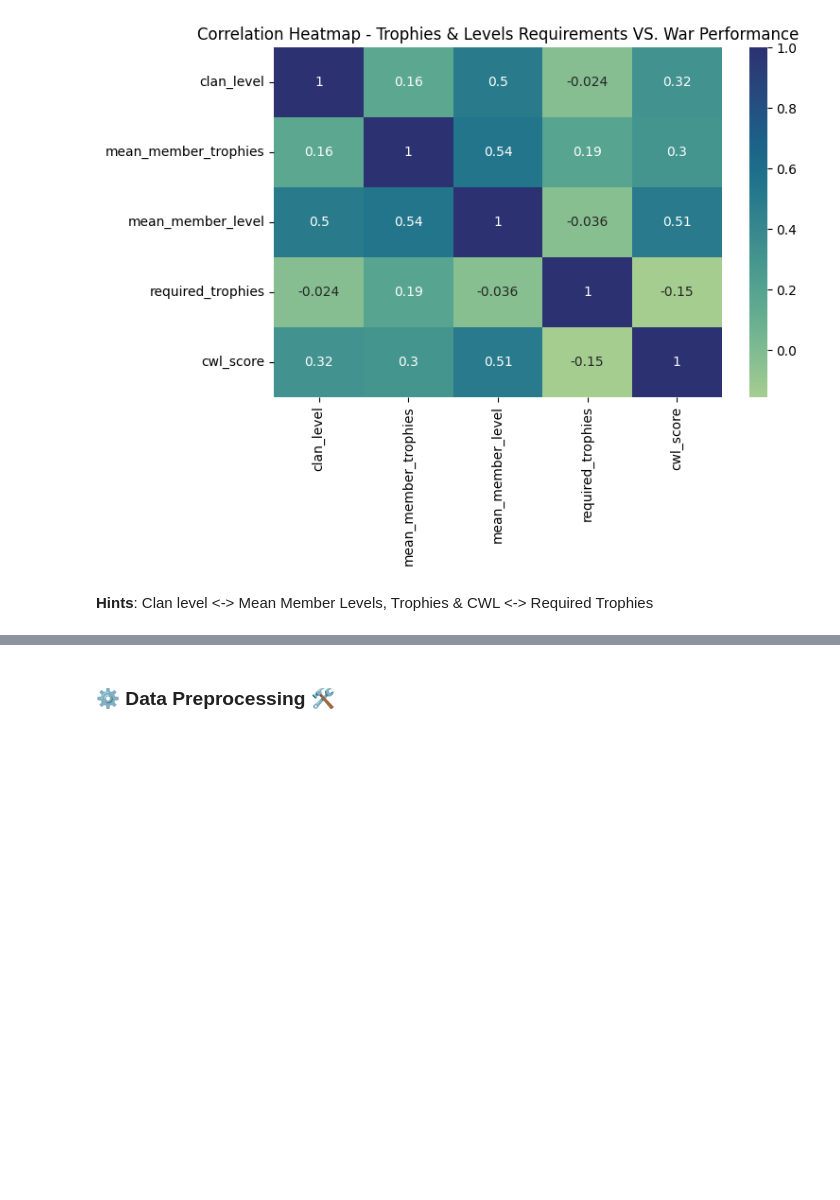
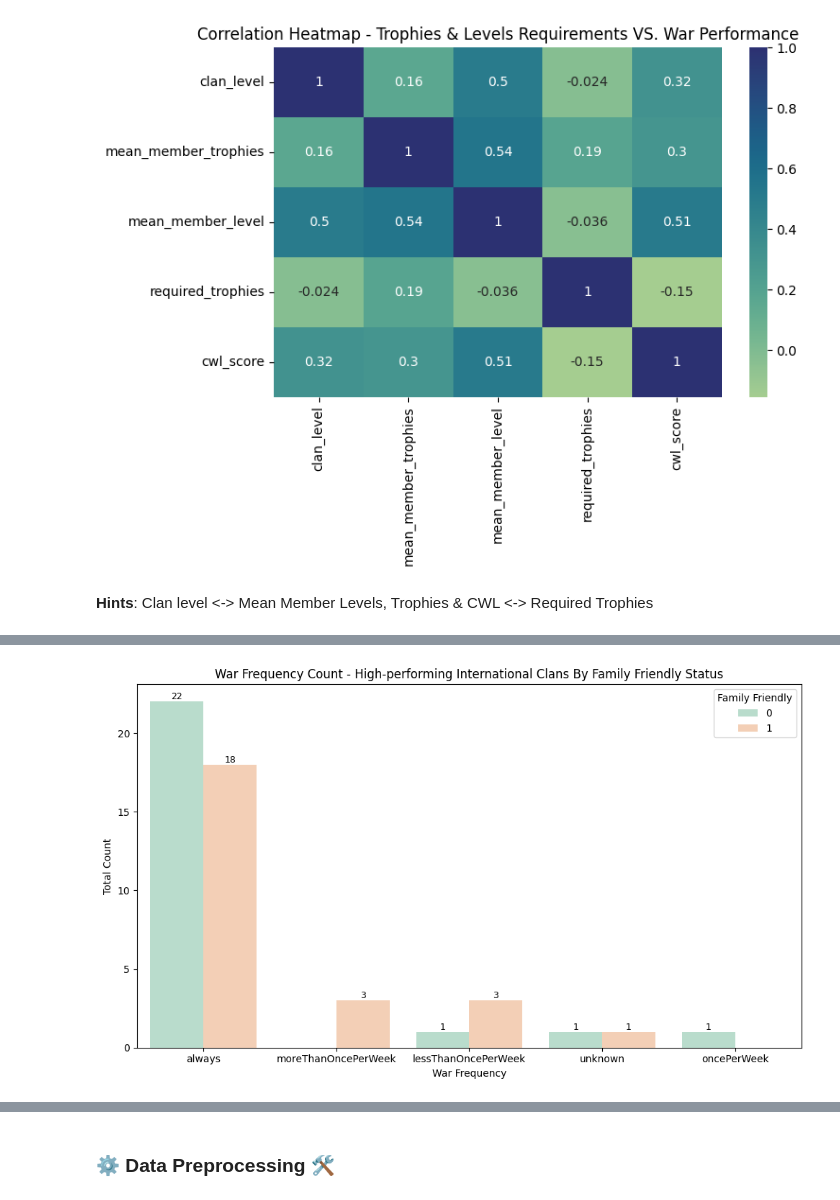
Before and after one commit to cresht2606/elune-project-eda, a Jupyter notebook: elune-project-eda.ipynb, the cells around one changed output, grey strips where cells are left out. Drawn from its saved outputs; the diff is of its cells as text; code cells hidden in the pictures; blank space fills up the shorter version.

```diff
--- a/elune-project-eda.ipynb
+++ b/elune-project-eda.ipynb
@@ -554,0 +793,18 @@ plt.show()
+# %%
+#War Frequency Counts (Clustered Bar Plot)
+
+plt.figure(figsize = (10, 6))
+sns.countplot(data = high_df_2, x = "war_frequency", hue = "family_friendly_encoded", palette = "Pastel2")
+
+plt.title("War Frequency Count - High-performing International Clans By Family Friendly Status")
+plt.xlabel("War Frequency")
+plt.ylabel("Total Count")
+
+for container in plt.gca().containers:
+    plt.bar_label(container, fmt='%d', label_type='edge', fontsize=9)
+
+plt.legend(title = "Family Friendly")
+plt.tight_layout()
+plt.show()
+# %% [output]
+[figure, added]
```
Also changed, not shown: parts of 21 cells of this notebook.
